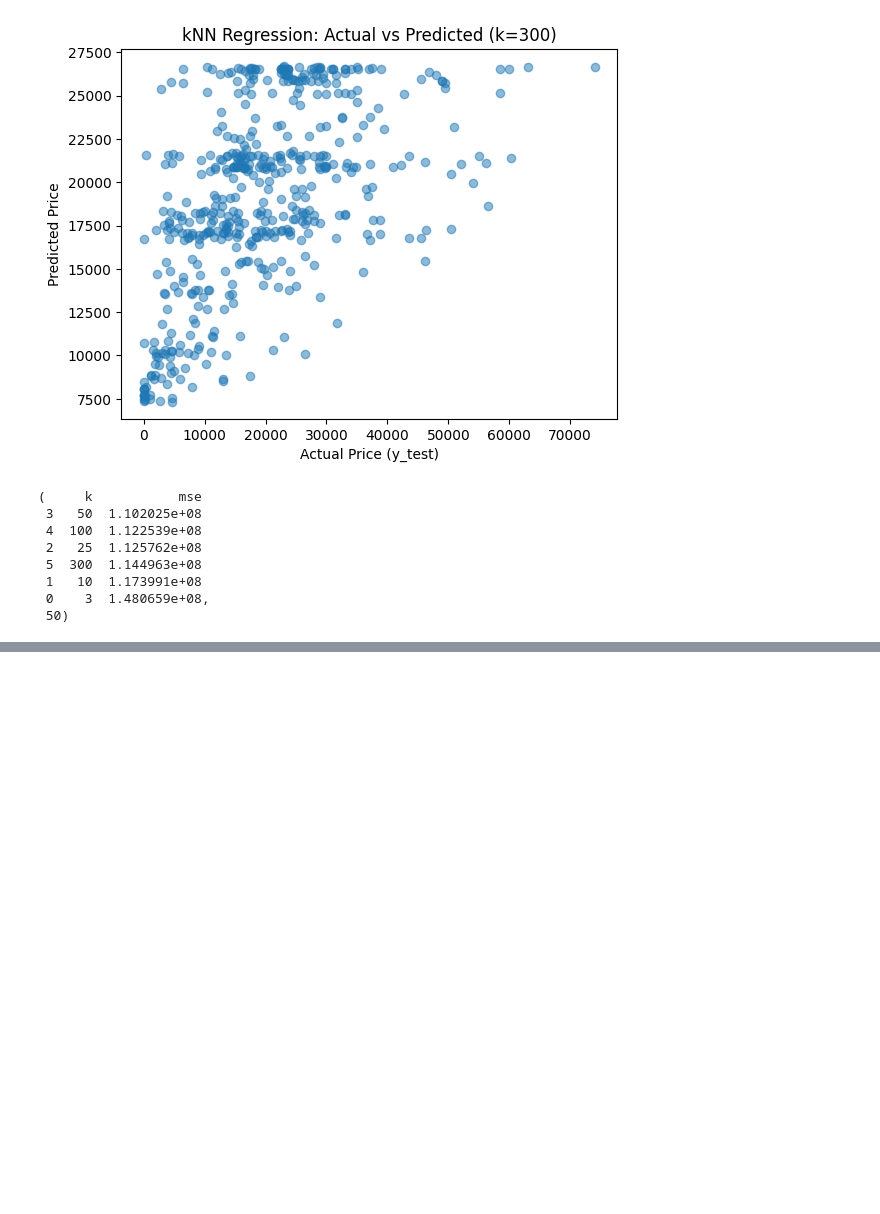
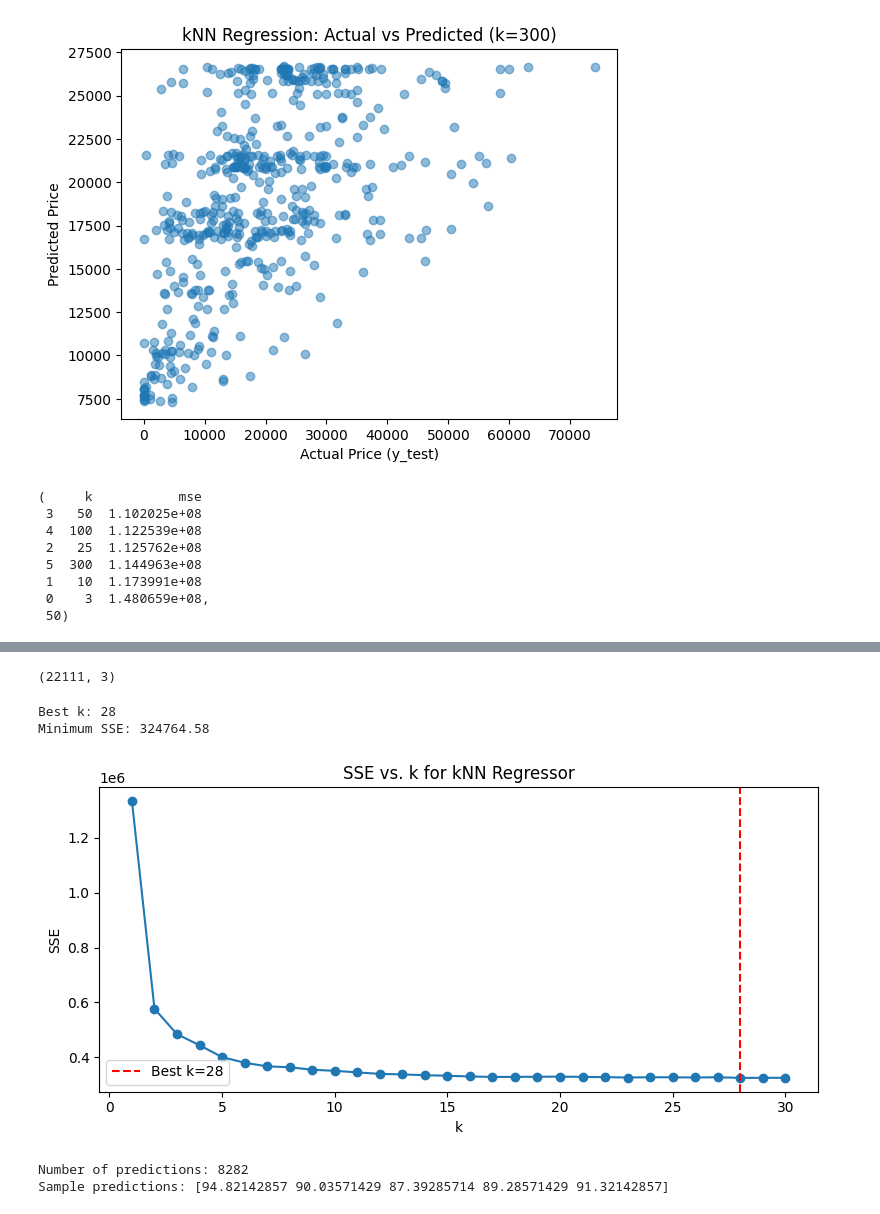
Before and after one commit to simonalam/undergrad_ml_assignments, a Jupyter notebook: 02_assignment_knn/02_assignment_knn.ipynb, the cells around one changed output, grey strips where cells are left out. Drawn from its saved outputs; the diff is of its cells as text; code cells hidden in the pictures; blank space fills up the shorter version.

```diff
--- a/02_assignment_knn/02_assignment_knn.ipynb
+++ b/02_assignment_knn/02_assignment_knn.ipynb
@@ -486,0 +309,7 @@ Using `predict_proba`, the probability output includes columns for all 7 classes
+# %%
+data_dir = download_data()
+df = pd.read_csv(f'{data_dir}/airbnb_hw.csv')
+df = df.loc[:, ['Review Scores Rating', 'Price', 'Beds']]
+
+print(df.shape)
+print(df.head())
@@ -486,0 +337,60 @@ Using `predict_proba`, the probability output includes columns for all 7 classes
+# %%
+df = df.dropna(axis=0, how='any')
+
+print(df.shape)
+# %% [output]
+(22111, 3)
+# %%
+# Clean Price column
+df['Price'] = df['Price'].replace(r'[\$,]', '', regex=True).astype(float)
+
+X = df[['Price', 'Beds']].values
+y = df['Review Scores Rating'].values
+
+X_train, X_test, y_train, y_test = train_test_split(X, y, test_size=0.2, random_state=42)
+
+sse_list = []
+k_values = range(1, 31)
+
+for k in k_values:
+    knn = KNeighborsRegressor(n_neighbors=k)
+    knn.fit(X_train, y_train)
+    y_pred = knn.predict(X_test)
+    sse = np.sum((y_test - y_pred) ** 2)
+    sse_list.append(sse)
+
+best_k = list(k_values)[np.argmin(sse_list)]
+print(f'Best k: {best_k}')
+print(f'Minimum SSE: {min(sse_list):.2f}')
+
+# Plot SSE vs k
+plt.figure(figsize=(8, 4))
+plt.plot(k_values, sse_list, marker='o')
+plt.axvline(best_k, color='red', linestyle='--', label=f'Best k={best_k}')
+plt.xlabel('k')
+plt.ylabel('SSE')
+plt.title('SSE vs. k for kNN Regressor')
+plt.legend()
+plt.tight_layout()
+plt.show()
+# %% [output]
+Best k: 28
+Minimum SSE: 324764.58
+[figure, added]
+# %%
+# Clean Price in missing_df and drop rows missing Price or Beds
+missing_df['Price'] = missing_df['Price'].replace(r'[\$,]', '', regex=True).astype(float)
+missing_df = missing_df.dropna(subset=['Price', 'Beds'])
+
+# Fit final model on all complete cases
+knn_final = KNeighborsRegressor(n_neighbors=best_k)
+knn_final.fit(X, y)
+
+X_missing = missing_df[['Price', 'Beds']].values
+predicted_ratings = knn_final.predict(X_missing)
+
+print(f'Number of predictions: {len(predicted_ratings)}')
+print(f'Sample predictions: {predicted_ratings[:5]}')
+# %% [output]
+Number of predictions: 8282
+Sample predictions: [94.82142857 90.03571429 87.39285714 89.28571429 91.32142857]
```
Also changed, not shown: parts of 12 cells of this notebook.
